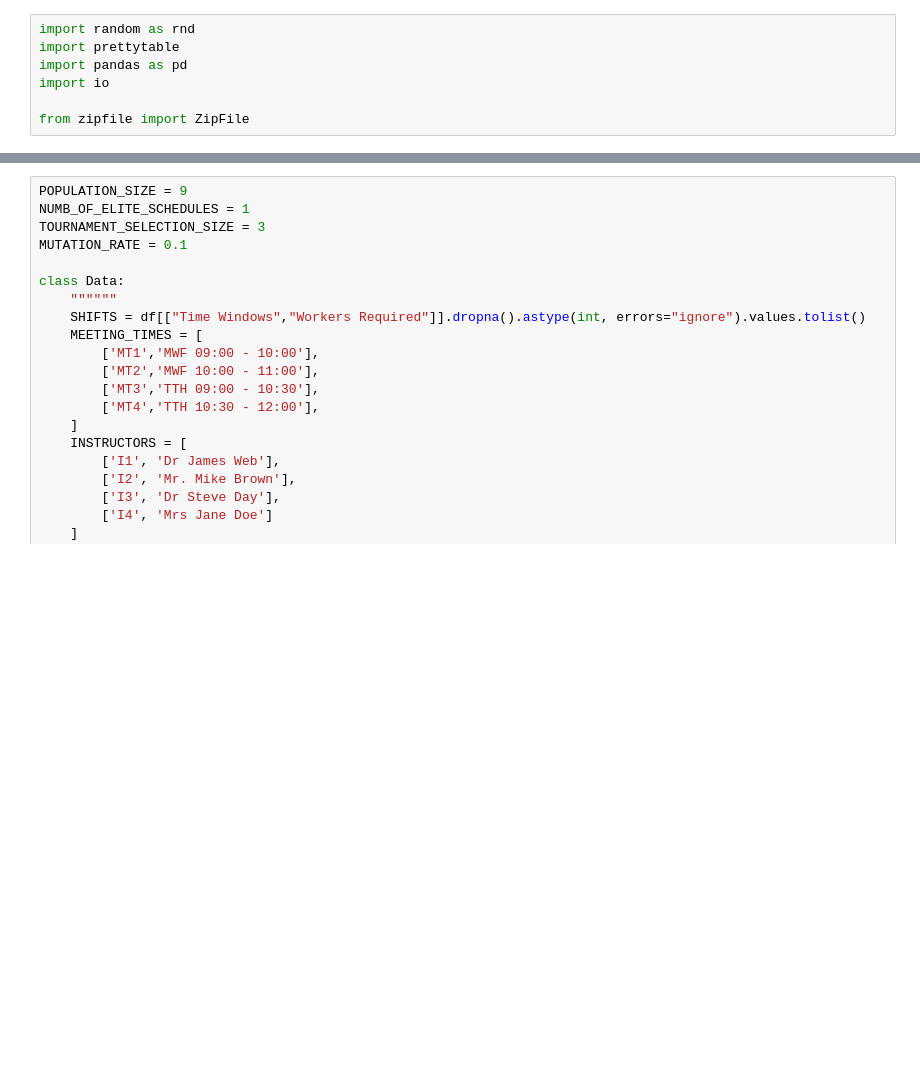
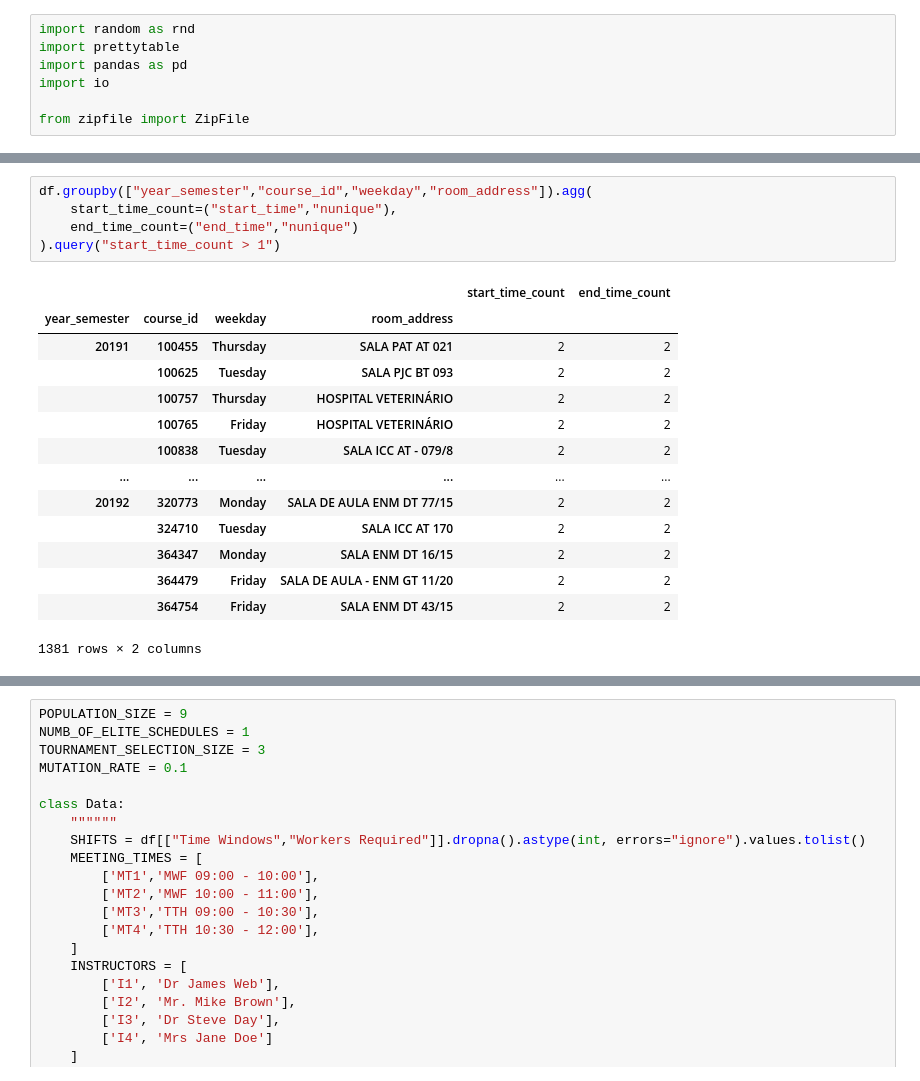
Before and after one commit to dinhgiangltk/analysis-projects, a Jupyter notebook: genetic_algorithm/case_workshift_scheduling.ipynb, the cells around one changed output, grey strips where cells are left out. Saved outputs shown, nothing was run; the diff lists cells and outputs as text; blank space fills up the shorter version.

```diff
--- a/genetic_algorithm/case_workshift_scheduling.ipynb
+++ b/genetic_algorithm/case_workshift_scheduling.ipynb
@@ -25,0 +36,20 @@ dtype: int64
+# %%
+df.groupby(["year_semester","course_id","weekday","room_address"]).agg(
+    start_time_count=("start_time","nunique"),
+    end_time_count=("end_time","nunique")
+).query("start_time_count > 1")
+# %% [output]
+|  |  |  |  | start_time_count | end_time_count |
+| year_semester | course_id | weekday | room_address |  |  |
+| 20191 | 100455 | Thursday | SALA PAT AT 021 | 2 | 2 |
+|  | 100625 | Tuesday | SALA PJC BT 093 | 2 | 2 |
+|  | 100757 | Thursday | HOSPITAL VETERINÁRIO | 2 | 2 |
+|  | 100765 | Friday | HOSPITAL VETERINÁRIO | 2 | 2 |
+|  | 100838 | Tuesday | SALA ICC AT - 079/8 | 2 | 2 |
+| ... | ... | ... | ... | ... | ... |
+| 20192 | 320773 | Monday | SALA DE AULA ENM DT 77/15 | 2 | 2 |
+|  | 324710 | Tuesday | SALA ICC AT 170 | 2 | 2 |
+|  | 364347 | Monday | SALA ENM DT 16/15 | 2 | 2 |
+|  | 364479 | Friday | SALA DE AULA - ENM GT 11/20 | 2 | 2 |
+|  | 364754 | Friday | SALA ENM DT 43/15 | 2 | 2 |
+1381 rows × 2 columns
```
Also changed, not shown: parts of 6 cells of this notebook, 4 other files.
